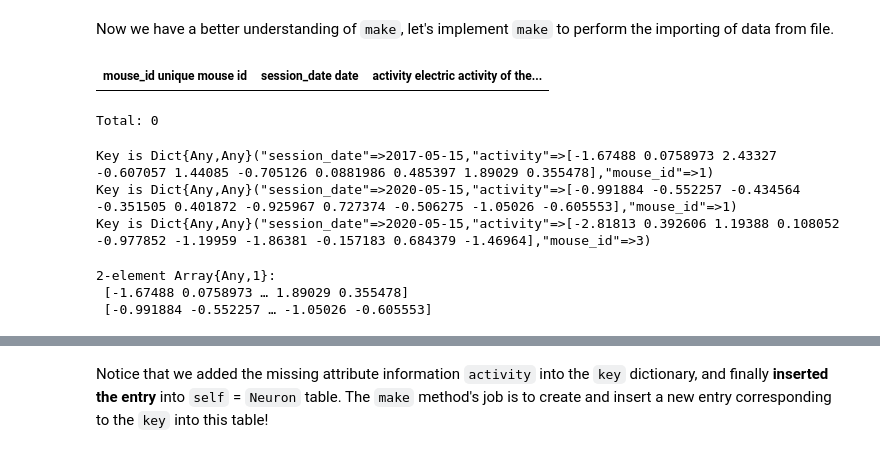
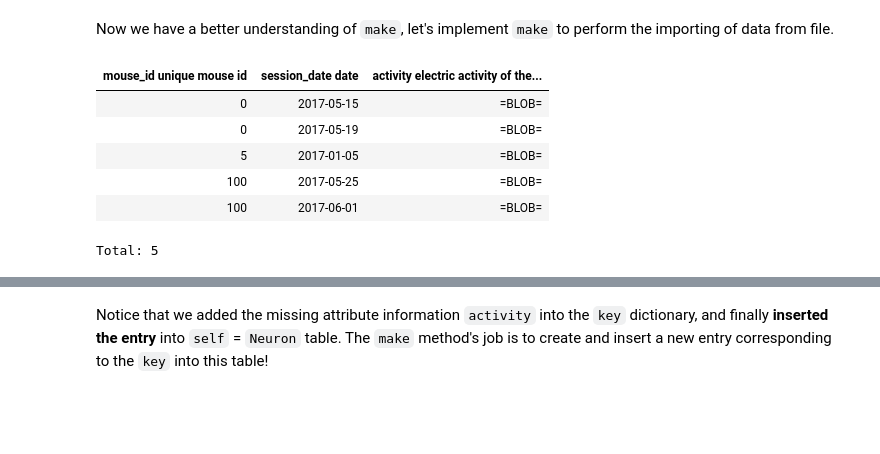
Before and after one commit to datajoint/neuronex_workshop_2018, a Jupyter notebook: julia/02-Imported and Computed Tables.ipynb, the cells around one changed output, grey strips where cells are left out. Cells and saved outputs as stored; diff of their text form; code cells hidden in the pictures; blank space fills up the shorter version.

Commit message:
schema name more flexible, new section on inserting arbitrary data tyes
Up to "Implementing make" in the clean translation. Now loading the data from the Python NumPy files in ../data

```diff
--- a/julia/02-Imported and Computed Tables.ipynb
+++ b/julia/02-Imported and Computed Tables.ipynb
@@ -95,0 +118,8 @@ Total: 3
+# %%
+using PyCall
+
+dj = pyimport("datajoint")
+dj.conn(reset=true)
+schema = dj.schema(schema_name, py"locals()")
+
+py"$dj.ERD($schema)"
@@ -216,4 +226,4 @@ key["mouse_id"]
 # %%
-filename = "data/data_$(key["mouse_id"])_$(key["session_date"]).npy"
+filename = "../data/data_$(key["mouse_id"])_$(key["session_date"]).npy"
 filename
 # %% [output]
@@ -257,5 +281,3 @@ neuron = py"Neuron"()
 # %% [output]
 | mouse_id unique mouse id | session_date date | activity electric activity of the... |
 Total: 0
-# %%
-activity = randn(1,10)
@@ -351,41 +361,40 @@ Note that `make` only receives the *primary key attributes* of `Session` (`mouse
 # %% [markdown]
 Now we have a better understanding of `make`, let's implement `make` to perform the importing of data from file.
 # %%
+using NPZ
+
 function Neuron_make(self, key)
-    key["activity"] = randn(1,10)
-    println("Key is ", key)
+    # key["activity"] =
+    filename = "../data/data_$(key["mouse_id"])_$(key["session_date"]).npy"
+    println("filename is ", filename)
+    key["activity"] = npzread(filename)
     self.insert1(key)
+    println("    data from file inserted.")
 end
 
 py"""
 Neuron_make = $Neuron_make
-schema = $dj.schema('brody_tutorial2', locals())
+schema = $dj.schema($schema_name, locals())
 
 @schema
 class Neuron($dj.Imported):
     definition = '''
     -> Session
     ---
     activity: longblob    # electric activity of the neuron
     '''
 
     def make(self, key):
          Neuron_make(self, key)
 """
 
 neuron = py"Neuron"()
+neuron
 # %% [output]
 | mouse_id unique mouse id | session_date date | activity electric activity of the... |
+| 0 | 2017-05-15 | =BLOB= |
+| 0 | 2017-05-19 | =BLOB= |
+| 5 | 2017-01-05 | =BLOB= |
+| 100 | 2017-05-25 | =BLOB= |
+| 100 | 2017-06-01 | =BLOB= |
-Total: 0
+Total: 5
-# %%
-neuron.populate()
-# %% [output]
-Key is Dict{Any,Any}("session_date"=>2017-05-15,"activity"=>[-1.67488 0.0758973 2.43327 -0.607057 1.44085 -0.705126 0.0881986 0.485397 1.89029 0.355478],"mouse_id"=>1)
-Key is Dict{Any,Any}("session_date"=>2020-05-15,"activity"=>[-0.991884 -0.552257 -0.434564 -0.351505 0.401872 -0.925967 0.727374 -0.506275 -1.05026 -0.605553],"mouse_id"=>1)
-Key is Dict{Any,Any}("session_date"=>2020-05-15,"activity"=>[-2.81813 0.392606 1.19388 0.108052 -0.977852 -1.19959 -1.86381 -0.157183 0.684379 -1.46964],"mouse_id"=>3)
-# %%
-x = d2j((neuron & "mouse_id = 1").fetch("activity"))
-# %% [output]
-2-element Array{Any,1}:
- [-1.67488 0.0758973 … 1.89029 0.355478]
- [-0.991884 -0.552257 … -1.05026 -0.605553]
```
Also changed, not shown: parts of 68 cells of this notebook, 1 other file.
